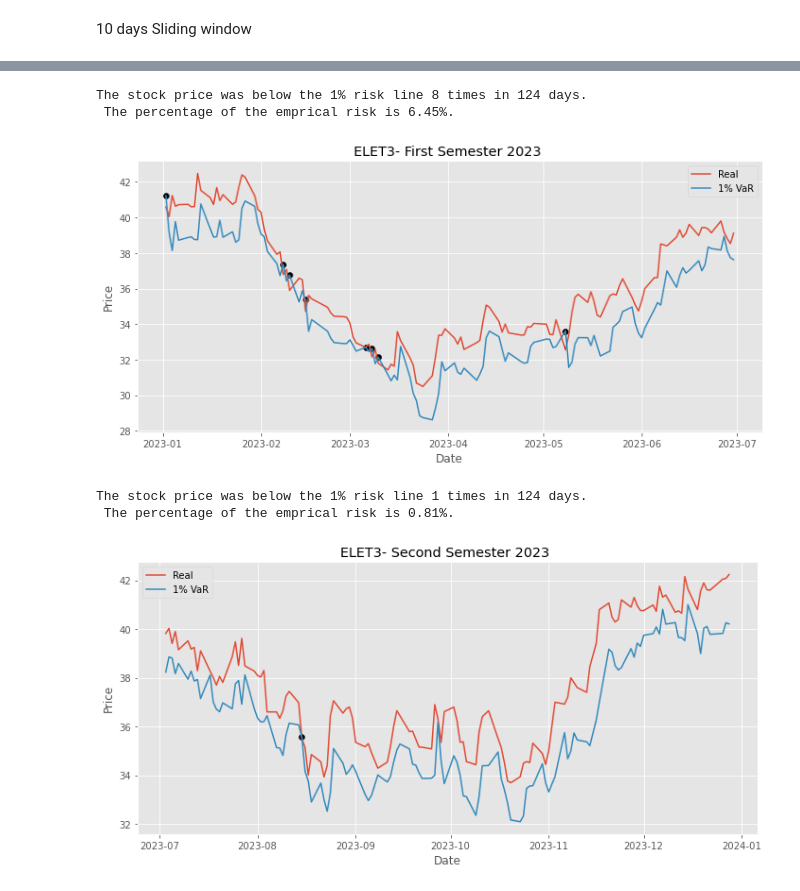
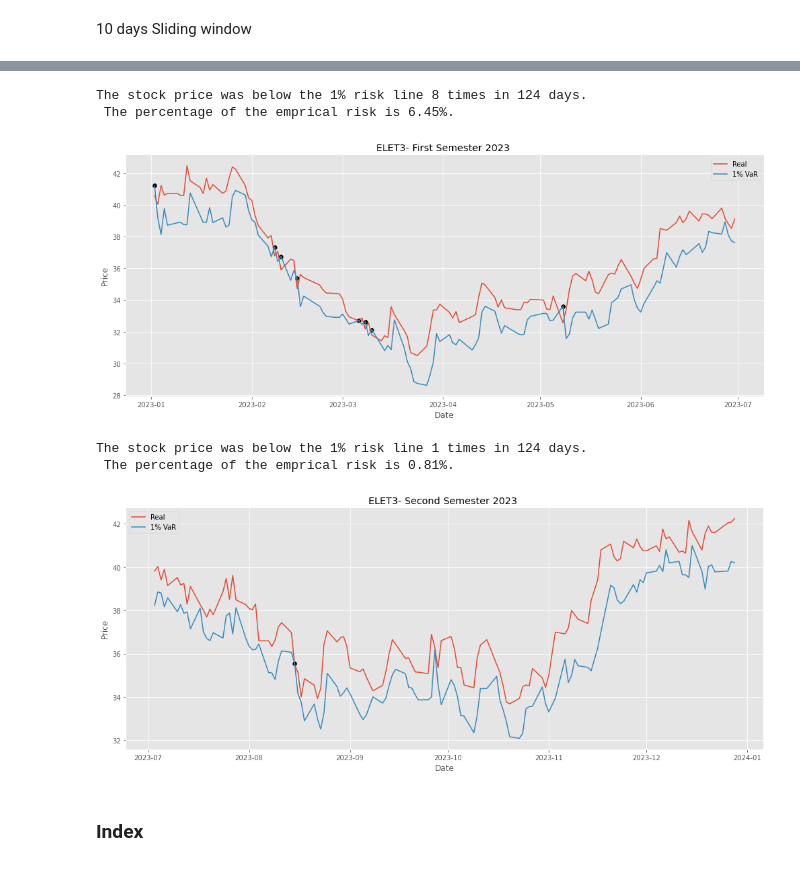
Before and after one commit to IsraelFPM/Risk-Analysis, a Jupyter notebook: ValueAtRisk.ipynb, the cells around one changed output, grey strips where cells are left out. Cells and saved outputs as stored; diff of their text form; code cells hidden in the pictures.

```diff
--- a/ValueAtRisk.ipynb
+++ b/ValueAtRisk.ipynb
@@ -2,11 +2,12 @@
 import numpy as np
 import pandas as pd
 import matplotlib.pyplot as plt
+import seaborn as sns
 import yfinance as yf
 import datetime as dt
 import matplotlib as mpl
 
-mpl.rcParams['figure.figsize'] = [10,5]
+mpl.rcParams['figure.figsize'] = [14,6]
 plt.style.use('ggplot')
 # %% [markdown]
 This notebook aims to apply the parametric Value at Risk technique, discussing its conditions and limitations. The topics will be discussed in the following order:
@@ -456,27 +462,29 @@ plt.tight_layout()
 # %% [output]
 The stock price was below the 1% risk line 8 times in 124 days.
  The percentage of the emprical risk is 6.45%.
-[figure, old version]
+[figure, new version]
 # %%
 month = 7
 year = 2023
 #interval = predict[((predict['Date'].dt.month == month1)|(predict['Date'].dt.month == month2))&((predict['Date'].dt.year == year))]
 interval = predict[((predict['Date'].dt.month >=month )&((predict['Date'].dt.year == year)))]
 cross = interval.loc[interval['Real']<=interval['Var']]
 
 empirical_risk = len(cross)/len(interval)
 print(f'The stock price was below the 1% risk line {len(cross)} times in {len(interval)} days. \n The percentage of the emprical risk is {round(empirical_risk*100,2)}%.')
 
-
+plt.figure()
 plt.title(f'ELET3- Second Semester {year} ')
 plt.scatter(cross['Date'],cross['Var'],color = 'Black')
 plt.plot(interval['Date'],interval['Real'],label = 'Real')
 plt.plot(interval['Date'],interval['Var'],label = '1% VaR')
 plt.xlabel('Date')
 plt.ylabel('Price')
 plt.legend()
 plt.tight_layout()
 # %% [output]
 The stock price was below the 1% risk line 1 times in 124 days.
  The percentage of the emprical risk is 0.81%.
-[figure, old version]
+[figure, new version]
+# %% [markdown]
+### Index
```
Also changed, not shown: parts of 18 cells of this notebook.
